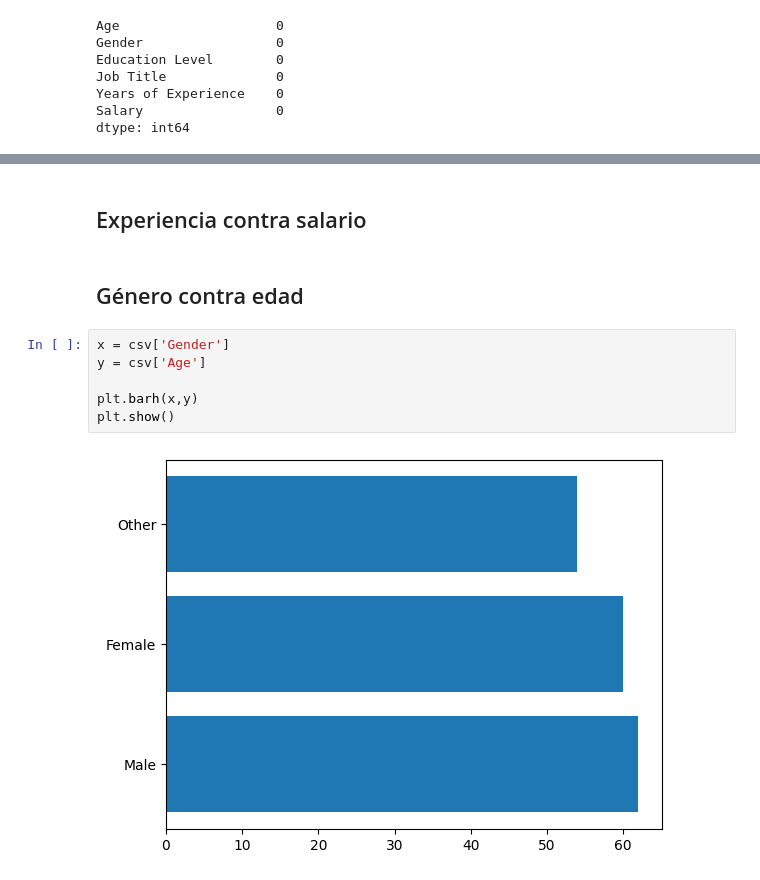
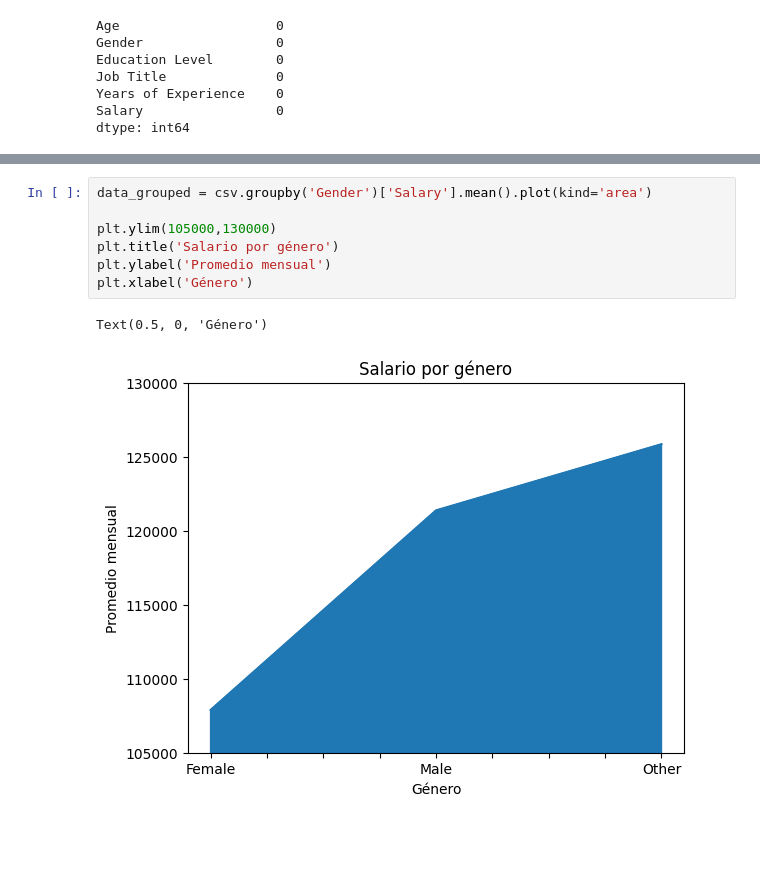
Before and after one commit to JulioRan/Python_Intermedio, a Jupyter notebook: Ejercicios/Ejercicio2.ipynb, the cells around one changed output, grey strips where cells are left out. Saved outputs shown, nothing was run; the diff lists cells and outputs as text; blank space fills up the shorter version.

```diff
--- a/Ejercicios/Ejercicio2.ipynb
+++ b/Ejercicios/Ejercicio2.ipynb
@@ -81,12 +100,10 @@ array(['Male', 'Female', 'Other'], dtype=object)
-# %% [markdown]
-## Experiencia contra salario
-# %% [markdown]
-## Género contra edad
-# %%
-x = csv['Gender']
-y = csv['Age']
-
-plt.barh(x,y)
-plt.show()
-# %% [output]
-[figure, removed]
+# %%
+data_grouped = csv.groupby('Gender')['Salary'].mean().plot(kind='area')
+
+plt.ylim(105000,130000)
+plt.title('Salario por género')
+plt.ylabel('Promedio mensual')
+plt.xlabel('Género')
+# %% [output]
+Text(0.5, 0, 'Género')
+[figure, added]
```
Also changed, not shown: parts of 7 cells of this notebook.
